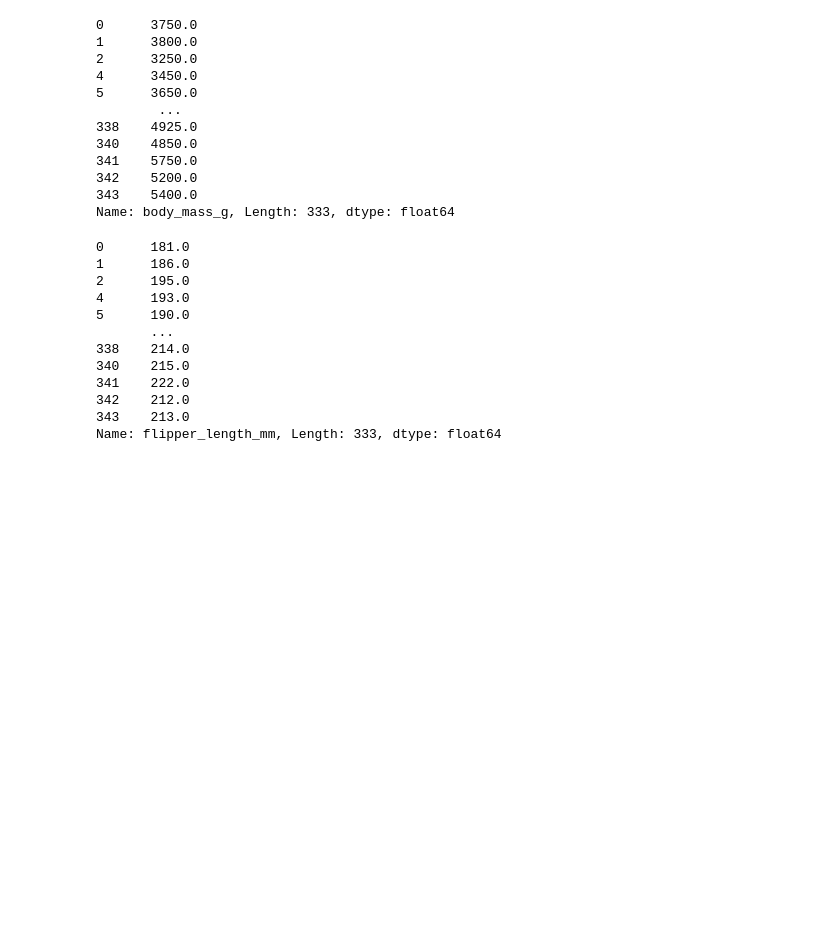
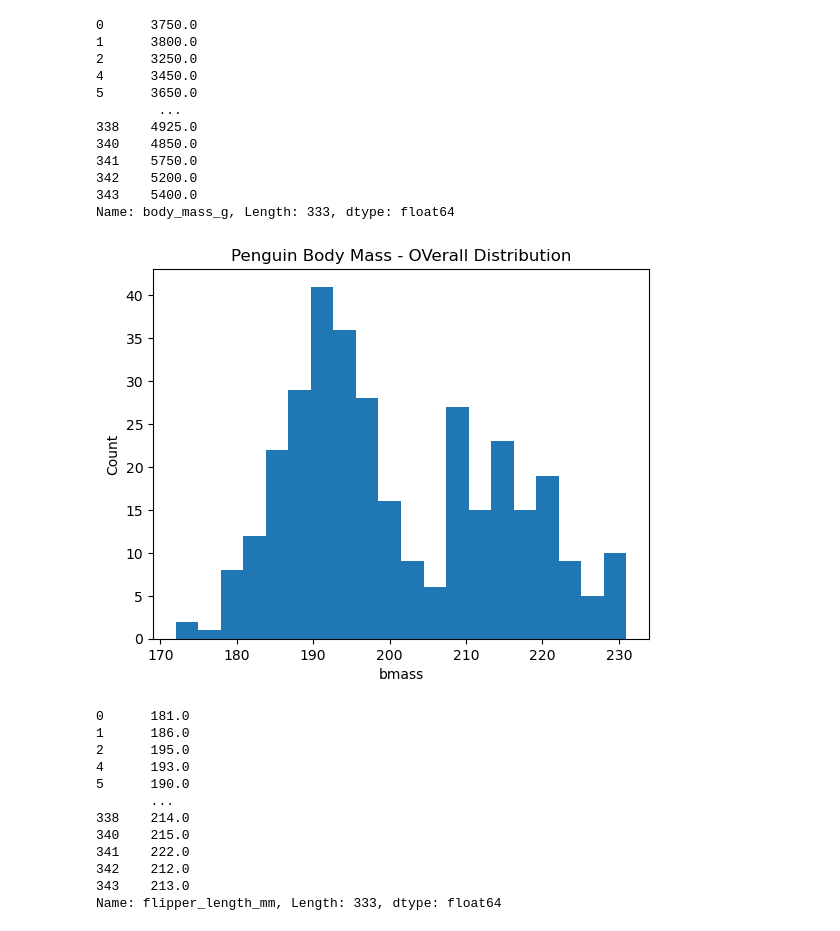
Before and after one commit to NeilTynan/8634, a Jupyter notebook: penguins.ipynb, the cells around one changed output. Drawn from its saved outputs; the diff is of its cells as text; code cells hidden in the pictures; blank space fills up the shorter version.

Commit message:
Histograms

```diff
--- a/penguins.ipynb
+++ b/penguins.ipynb
@@ -185,4 +186,12 @@ print(bmass)
 342    5200.0
 343    5400.0
 Name: body_mass_g, Length: 333, dtype: float64
+# %%
+plt.hist(flen, bins=20)
+plt.xlabel('bmass')
+plt.ylabel('Count')
+plt.title('Penguin Body Mass - OVerall Distribution')
+plt.show()
+# %% [output]
+[figure, added]
 # %%
```
Also changed, not shown: parts of 9 cells of this notebook, 1 other file.
